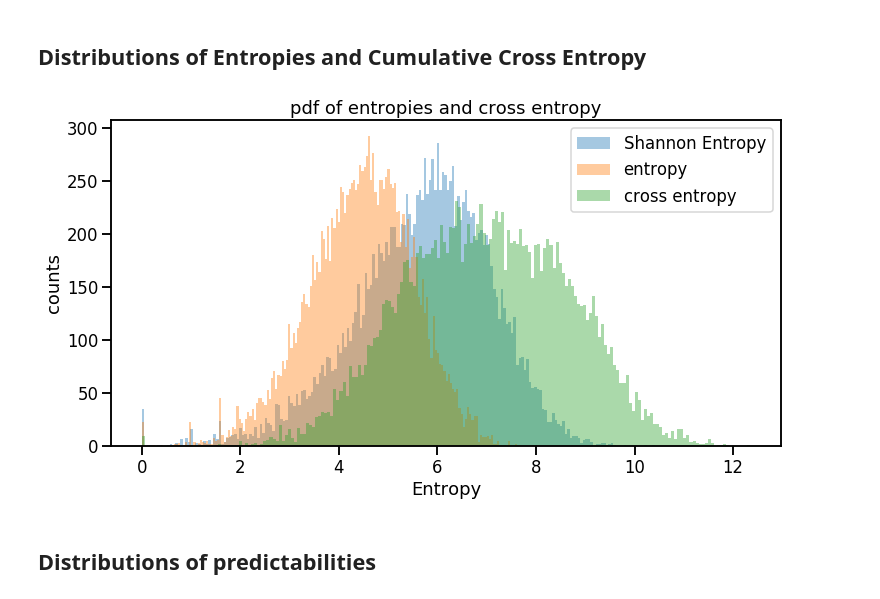
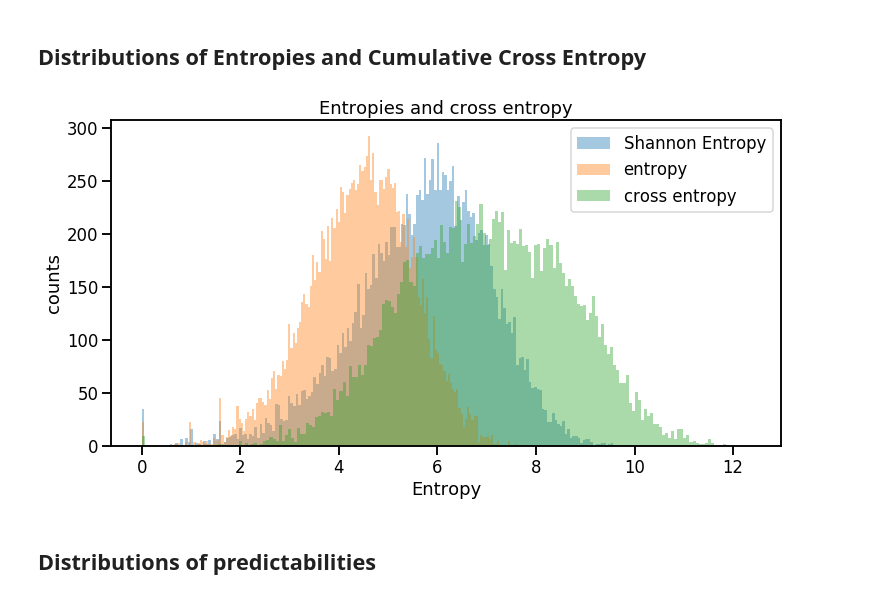
Before and after one commit to Magica-Chen/social-predictability, a Jupyter notebook: Social-Information-Bagrow-Visualization.ipynb, the cells around one changed output. Saved outputs shown, nothing was run; the diff lists cells and outputs as text; code cells hidden in the pictures.

```diff
--- a/Social-Information-Bagrow-Visualization.ipynb
+++ b/Social-Information-Bagrow-Visualization.ipynb
@@ -42,15 +43,15 @@ palette = sns.color_palette("colorblind")
 # %%
 fig, ax = plt.subplots(figsize = (12,6))
 sns.set_context('talk')
 sns.distplot(user_details['ShannonEntropy'], label='Shannon Entropy', kde=False, bins=200)
 sns.distplot(user_details['entropy'], label = 'entropy',  kde=False, bins=200)
 sns.distplot(user_details['alters entropy'], label='cross entropy',  kde=False, bins=200)
-plt.title('pdf of entropies and cross entropy')
+plt.title('Entropies and cross entropy')
 ax.set(xlabel='Entropy', ylabel='counts')
 ax.legend()
 plt.show()
 # %% [output]
-[figure, old version]
+[figure, new version]
 # %% [markdown]
 ## Distributions of predictabilities
 # %% [markdown]
```
Also changed, not shown: parts of 4 cells of this notebook, 3 other files.
